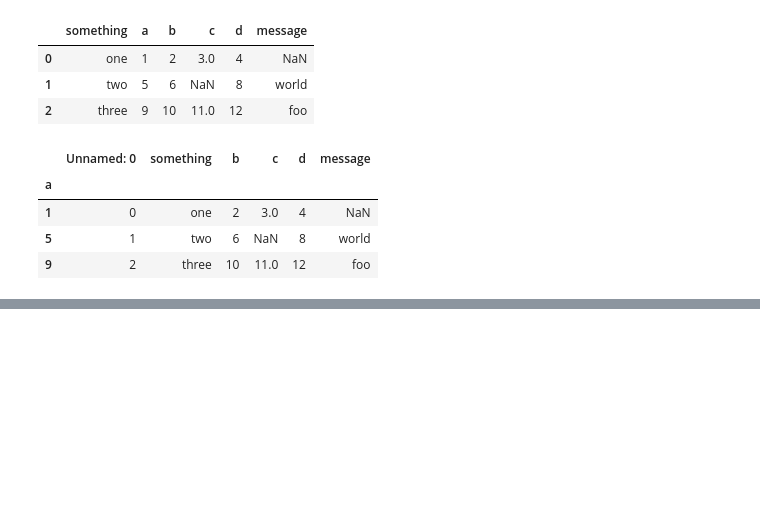
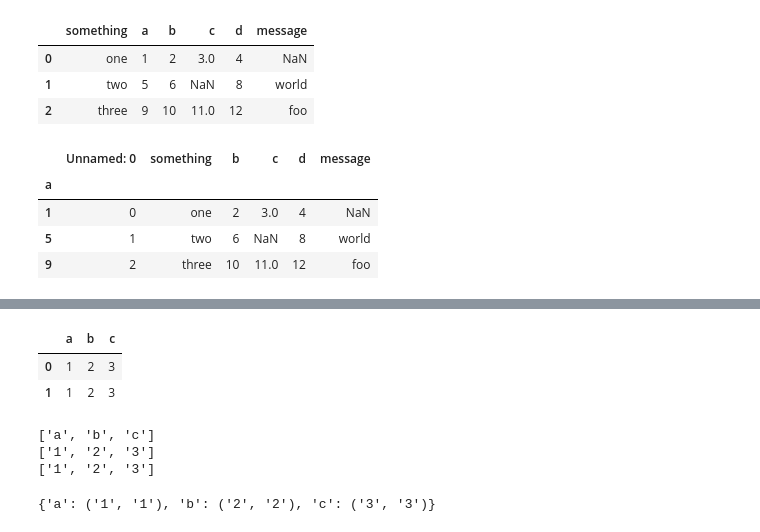
Before and after one commit to d0m999/python-basics-for-quant-trading, a Jupyter notebook: 6-data-loading-storage-file-formats.ipynb, the cells around one changed output, grey strips where cells are left out. Saved outputs shown, nothing was run; the diff lists cells and outputs as text; code cells hidden in the pictures; blank space fills up the shorter version.

Commit message:
data loading

```diff
--- a/6-data-loading-storage-file-formats.ipynb
+++ b/6-data-loading-storage-file-formats.ipynb
@@ -407,0 +458,31 @@ pd.read_csv('out.csv', index_col=2)
+# %%
+pd.read_csv('pydata-book-3rd-edition/examples/ex7.csv')
+# %% [output]
+|  | a | b | c |
+| 0 | 1 | 2 | 3 |
+| 1 | 1 | 2 | 3 |
+# %%
+import csv
+
+f = open('pydata-book-3rd-edition/examples/ex7.csv')
+
+reader = csv.reader(f)
+
+for line in reader:
+    print(line)
+
+f.close()
+# %% [output]
+['a', 'b', 'c']
+['1', '2', '3']
+['1', '2', '3']
+# %%
+with open('pydata-book-3rd-edition/examples/ex7.csv') as f:
+    lines = list(csv.reader(f))
+
+header, values = lines[0], lines[1:]
+
+data_dict = {h: v for h, v in zip(header, zip(*values))}
+data_dict
+# %% [output]
+{'a': ('1', '1'), 'b': ('2', '2'), 'c': ('3', '3')}
```
Also changed, not shown: parts of 9 cells of this notebook, 1 other file.
